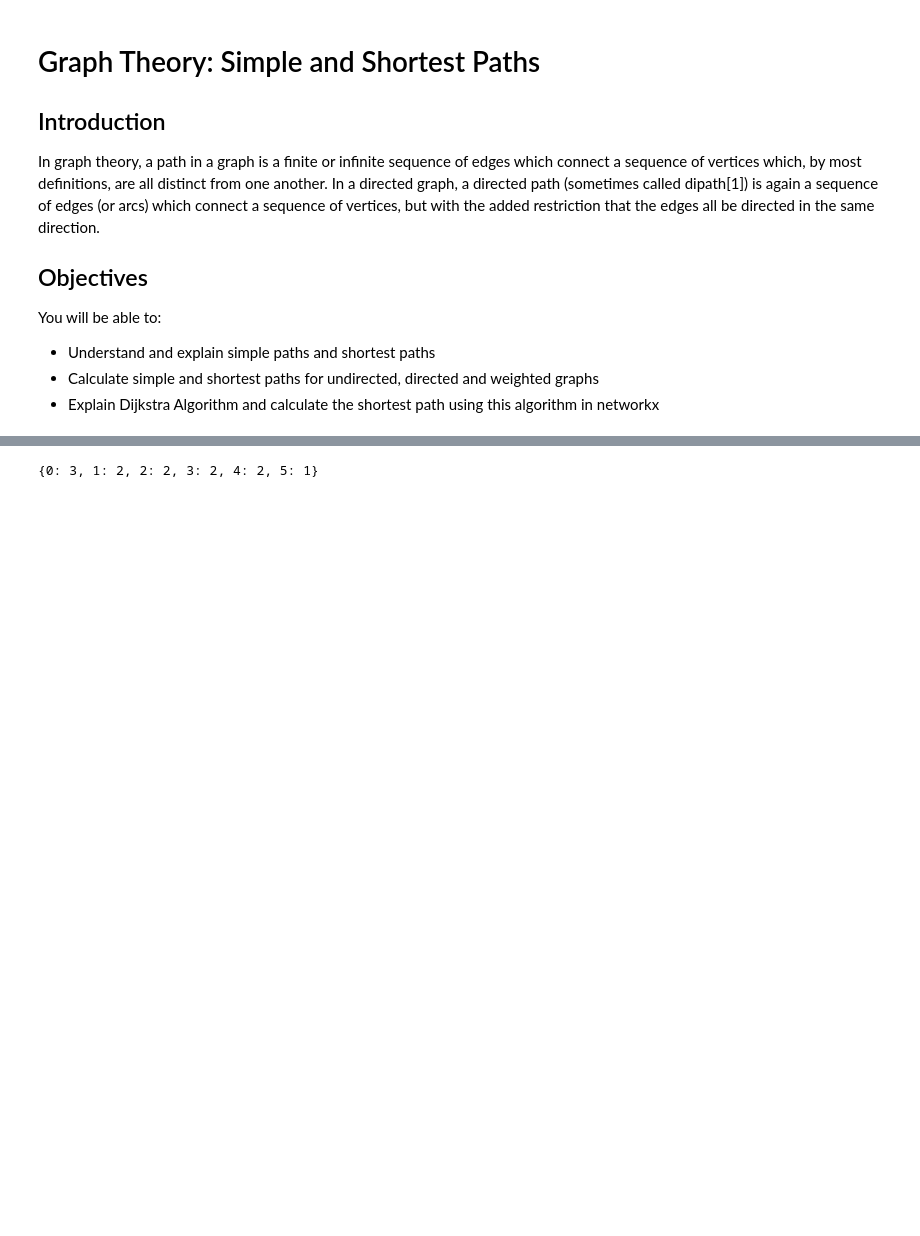
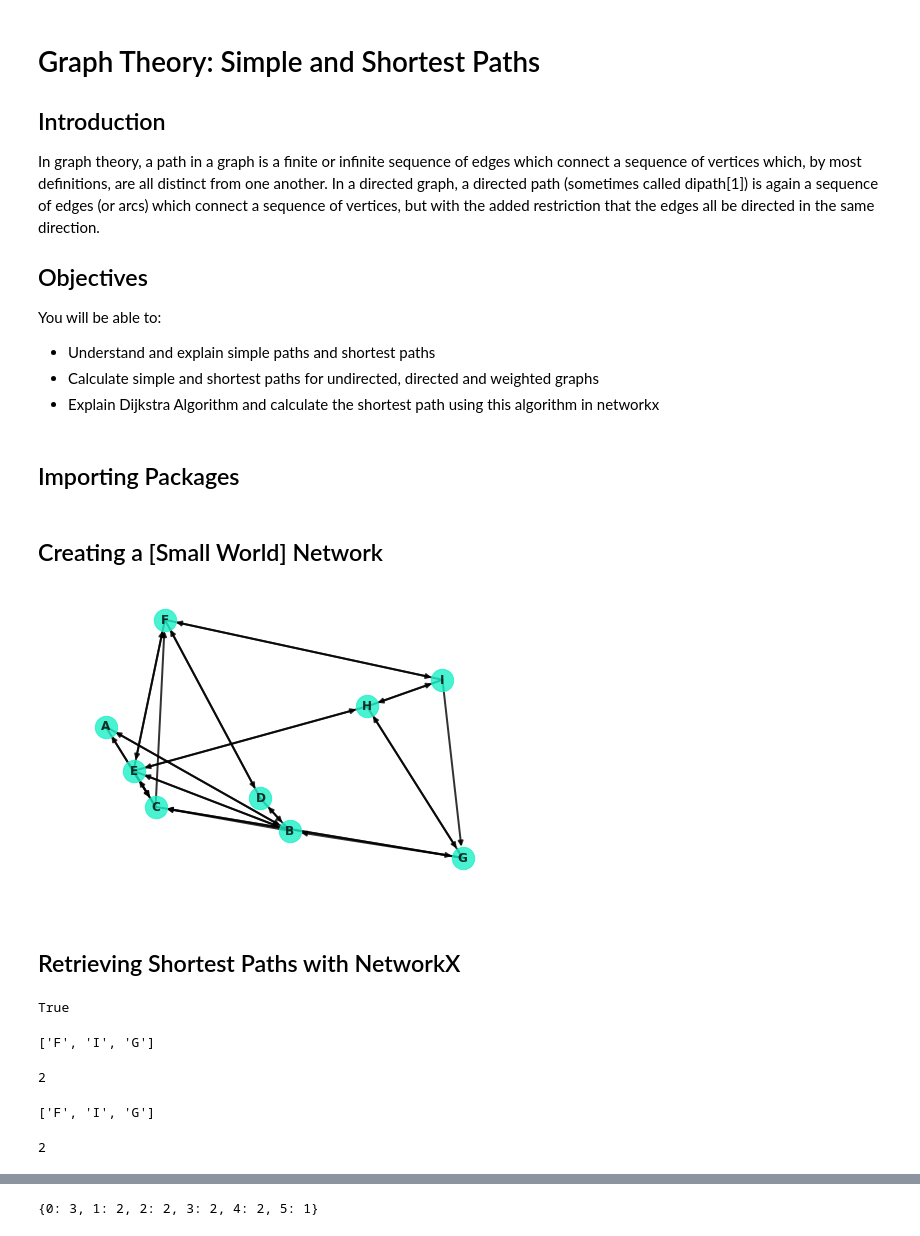
Before and after one commit to learn-co-curriculum/dsc-graph-theory-shortest-path, a Jupyter notebook: index.ipynb, the cells around one changed output, grey strips where cells are left out. Saved outputs shown, nothing was run; the diff lists cells and outputs as text; code cells hidden in the pictures; blank space fills up the shorter version.

```diff
--- a/index.ipynb
+++ b/index.ipynb
@@ -9,3 +9,5 @@ You will be able to:
 - Understand and explain simple paths and shortest paths
 - Calculate simple and shortest paths for undirected, directed and weighted graphs
 - Explain Dijkstra Algorithm and calculate the shortest path using this algorithm in networkx
+# %% [markdown]
+## Importing Packages
@@ -11,0 +18,2 @@ You will be able to:
+# %% [markdown]
+## Creating a [Small World] Network
@@ -11,0 +22,29 @@ You will be able to:
+# %%
+G = nx.navigable_small_world_graph(3, seed=3)
+G = nx.relabel_nodes(G, dict(zip(G.nodes, ["A", "B", "C", "D", "E", "F", "G", "H", "I"])))
+nx.draw(G, pos=nx.random_layout(G, seed=9), with_labels=True, node_color="#1cf0c7",
+        node_size=500, font_weight="bold", width=2, alpha=.8)
+# %% [output]
+[figure, added]
+# %% [markdown]
+## Retrieving Shortest Paths with NetworkX
+# %%
+nx.has_path(G, "F", "G")
+# %% [output]
+True
+# %%
+nx.shortest_path(G, "F", "G")
+# %% [output]
+['F', 'I', 'G']
+# %%
+nx.shortest_path_length(G, "F", "G")
+# %% [output]
+2
+# %%
+nx.dijkstra_path(G, "F", "G")
+# %% [output]
+['F', 'I', 'G']
+# %%
+nx.dijkstra_path_length(G, "F", "G")
+# %% [output]
+2
```
Also changed, not shown: parts of 15 cells of this notebook, 8 other files.
